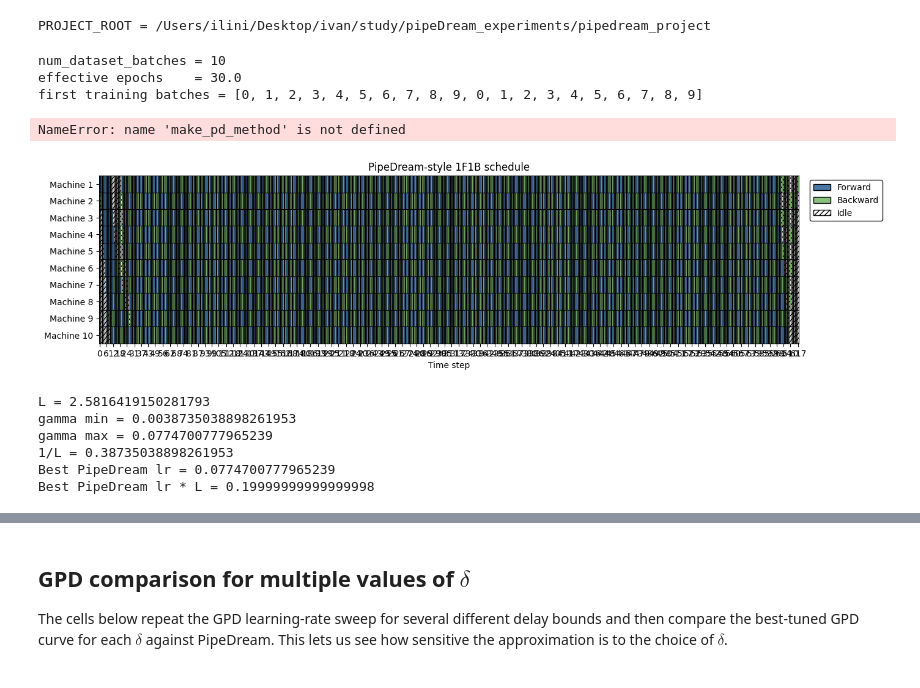
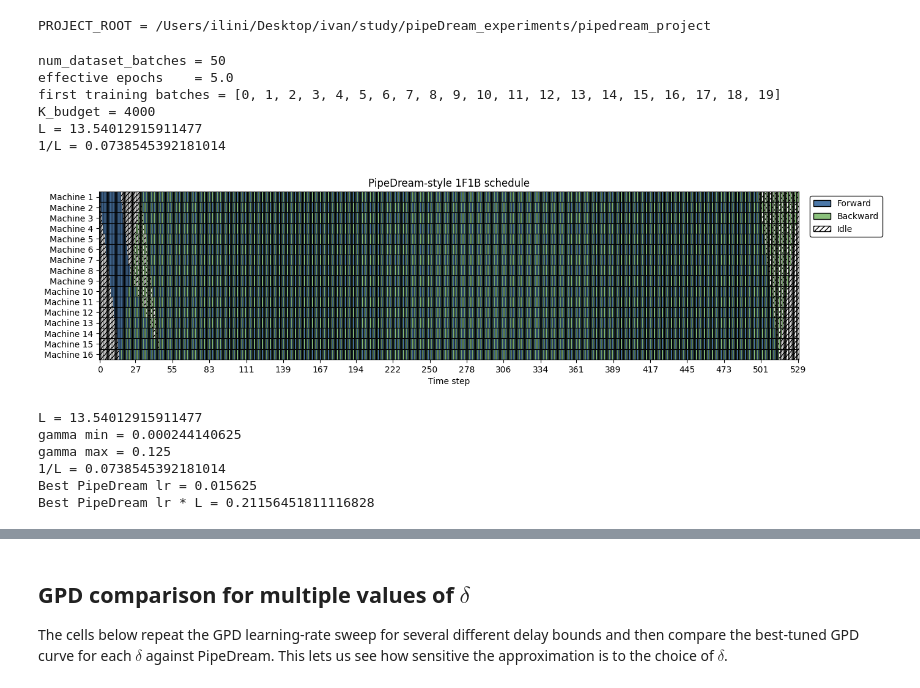
Before and after one commit to vectozavr/randomized-pipedream, a Jupyter notebook: notebooks/different_delta_quadratic_multiple_deltas.ipynb, the cells around one changed output, grey strips where cells are left out. Cells and saved outputs as stored; diff of their text form; code cells hidden in the pictures.

```diff
--- a/notebooks/different_delta_quadratic_multiple_deltas.ipynb
+++ b/notebooks/different_delta_quadratic_multiple_deltas.ipynb
@@ -189,25 +298,40 @@ def plot_lr_sweep_summary(
 # %%
 # problem setup
-num_stages = 10
-delta_gpd = num_stages**2 - num_stages // 2  # from the theorem I proved
+num_stages = 16
+delta_gpd = int(num_stages**2 - num_stages / 2)  # from the theorem I proved
 
-num_parameters = 50
+num_parameters = 1024*2
 
-batch_size = 10
-total_batches = 10
-num_epochs = 30
+batch_size = 1
+total_batches = 50
+num_epochs = 5
 seed = 0
+gradient_noise_std = 0.5
 
 num_examples = batch_size * total_batches
 num_microbatches = total_batches * num_epochs
 
+'''
 objective = QuadraticObjective.synthetic(
     num_examples=num_examples,
     num_parameters=num_parameters,
     num_stages=num_stages,
     batch_size=batch_size,
     seed=seed,
-    noise_std=0.0,
+    gradient_noise_std=gradient_noise_std,
+    kind="tridiagonal",
+    #condition_number=10
+)
+'''
+
+objective = LogisticRegressionObjective.synthetic(
+    num_examples=batch_size * total_batches,
+    num_parameters=num_parameters,
+    num_stages=num_stages,
+    batch_size=batch_size,
+    seed=seed,
+    l2_reg=1e-4,  # Optional L2 regularization
+    gradient_noise_std=gradient_noise_std
 )
 
 scheduler = PipeDream1F1BScheduler(noam=num_stages)
@@ -248,30 +372,29 @@ L = objective.smoothness_constant
 print("L =", L)
 print("1/L =", 1 / L)
 # %% [output]
-num_dataset_batches = 10
-effective epochs    = 30.0
-first training batches = [0, 1, 2, 3, 4, 5, 6, 7, 8, 9, 0, 1, 2, 3, 4, 5, 6, 7, 8, 9]
+num_dataset_batches = 50
+effective epochs    = 5.0
+first training batches = [0, 1, 2, 3, 4, 5, 6, 7, 8, 9, 10, 11, 12, 13, 14, 15, 16, 17, 18, 19]
+K_budget = 4000
+L = 13.54012915911477
+1/L = 0.0738545392181014
-NameError: name 'make_pd_method' is not defined
 # %%
-fig, ax = plot_schedule(timeline, startup_boundary=None, reduce_text=True, max_xtick_labels=100)
+fig, ax = plot_schedule(timeline, startup_boundary=None, reduce_text=True, max_xtick_labels=20)
 plt.show()
 # %% [output]
-[figure, old version]
+[figure, new version]
 # %%
-num_lr_points = 30
-gamma_grid = np.linspace(0.01 / L, 0.2 / L, num_lr_points)
+pd_gamma_grid = (2.0 ** np.arange(-12, -2))
 
 print("L =", L)
-print("gamma min =", gamma_grid[0])
-print("gamma max =", gamma_grid[-1])
+print("gamma min =", pd_gamma_grid[0])
+print("gamma max =", pd_gamma_grid[-1])
 print("1/L =", 1.0 / L)
-
-pd_lrs = gamma_grid.copy()
 
 pd_sweep = sweep_learning_rates(
     objective=objective,
     method_name="PipeDream",
-    learning_rates=pd_lrs,
+    learning_rates=pd_gamma_grid,
     method_factory_builder=lambda lr, seed: make_pd_method(
         lr=lr,
         timeline=timeline,
@@ -286,12 +409,12 @@ pd_sweep = sweep_learning_rates(
 print("Best PipeDream lr =", pd_sweep["best_lr"])
 print("Best PipeDream lr * L =", pd_sweep["best_lr"] * L)
 # %% [output]
-L = 2.5816419150281793
-gamma min = 0.0038735038898261953
-gamma max = 0.0774700777965239
-1/L = 0.38735038898261953
-Best PipeDream lr = 0.0774700777965239
-Best PipeDream lr * L = 0.19999999999999998
+L = 13.54012915911477
+gamma min = 0.000244140625
+gamma max = 0.125
+1/L = 0.0738545392181014
+Best PipeDream lr = 0.015625
+Best PipeDream lr * L = 0.21156451811116828
 # %%
 plot_lr_sweep_curves(
     pd_sweep,
```
Also changed, not shown: parts of 19 cells of this notebook, 14 other files.
